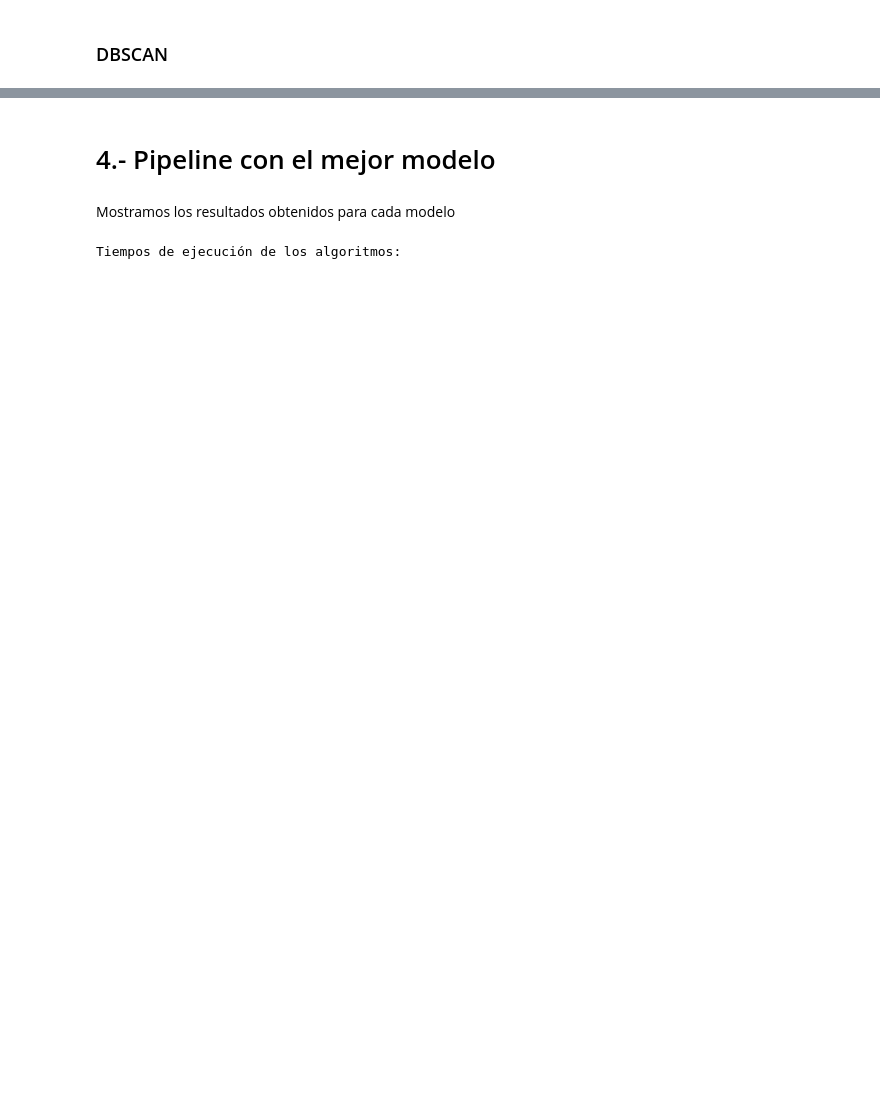
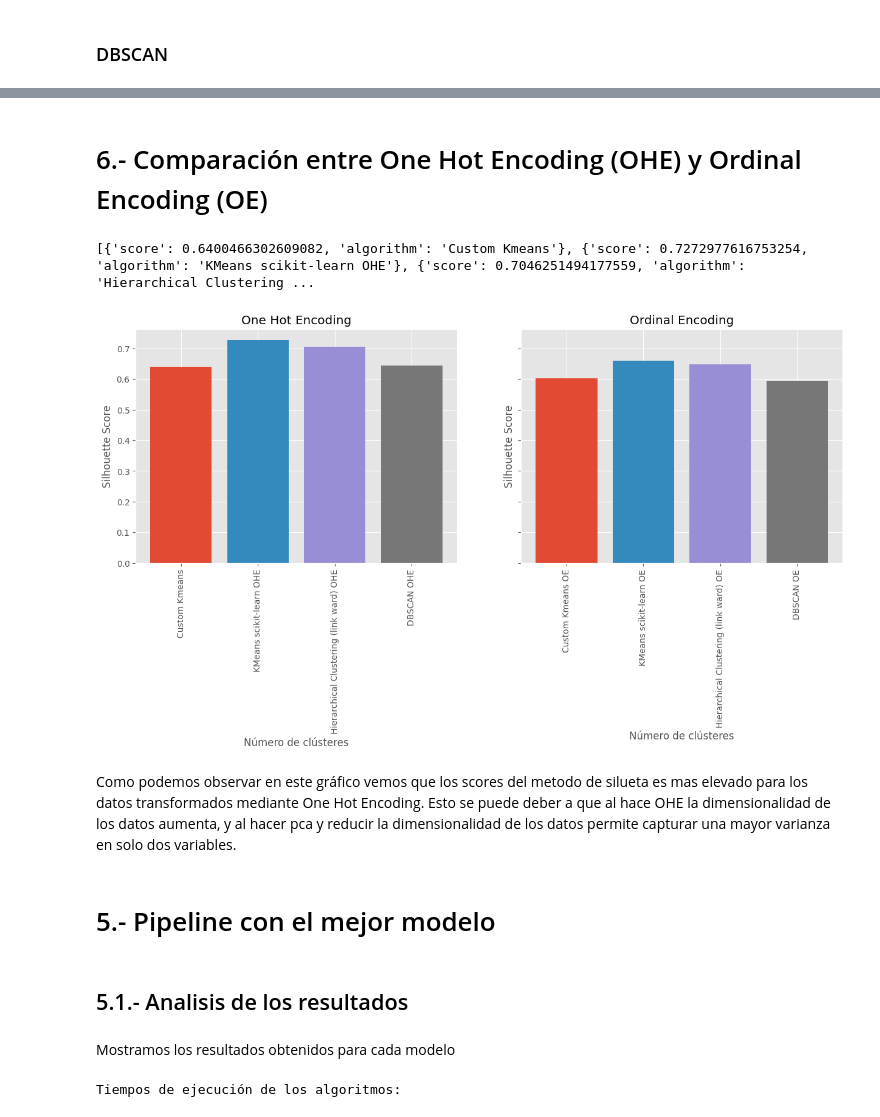
Before and after one commit to RaulCarrero02/G23.P2.100451286.100472334, a Jupyter notebook: kmean.ipynb, the cells around one changed output, grey strips where cells are left out. Saved outputs shown, nothing was run; the diff lists cells and outputs as text; code cells hidden in the pictures; blank space fills up the shorter version.

```diff
--- a/kmean.ipynb
+++ b/kmean.ipynb
@@ -953,6 +981,34 @@ Tiempo de ejecución: 0.0033540725708007812 segundos
 Silhouette Score: 0.593620565519156
+# %% [markdown]
+# 6.- Comparación entre One Hot Encoding (OHE) y Ordinal Encoding (OE)
+# %%
+# Muestra en dos graficas el silhouette score para one hot encoding y ordinal encoding
+fig, axs = plt.subplots(1, 2, figsize=(15, 5), sharey=True)
+print(silhouette_scores)
+for i in range(4):
+    axs[0].bar(silhouette_scores[i]['algorithm'], silhouette_scores[i]['score'])
+axs[0].set_title('One Hot Encoding')
+axs[0].set_ylabel('Silhouette Score')
+axs[0].set_xlabel('Número de clústeres')
+
+for i in range(4):
+    axs[1].bar(silhouette_scores[i+4]['algorithm'], silhouette_scores[i+4]['score'])
+axs[1].set_title('Ordinal Encoding')
+axs[1].set_ylabel('Silhouette Score')
+axs[1].set_xlabel('Número de clústeres')
+
+for ax in axs:
+    plt.sca(ax)
+    plt.xticks(rotation=90)
+# %% [output]
+[{'score': 0.6400466302609082, 'algorithm': 'Custom Kmeans'}, {'score': 0.7272977616753254, 'algorithm': 'KMeans scikit-learn OHE'}, {'score': 0.7046251494177559, 'algorithm': 'Hierarchical Clustering ...
+[figure, added]
+# %% [markdown]
+Como podemos observar en este gráfico vemos que los scores del metodo de silueta es mas elevado para los datos transformados mediante One Hot Encoding. Esto se puede deber a que al hace OHE la dimensionalidad de los datos aumenta, y al hacer pca y reducir la dimensionalidad de los datos permite capturar una mayor varianza en solo dos variables.
 # %% [markdown]
-# 4.- Pipeline con el mejor modelo
+# 5.- Pipeline con el mejor modelo
+# %% [markdown]
+## 5.1.- Analisis de los resultados
 # %% [markdown]
 Mostramos los resultados obtenidos para cada modelo
 # %%
```
Also changed, not shown: parts of 39 cells of this notebook.
